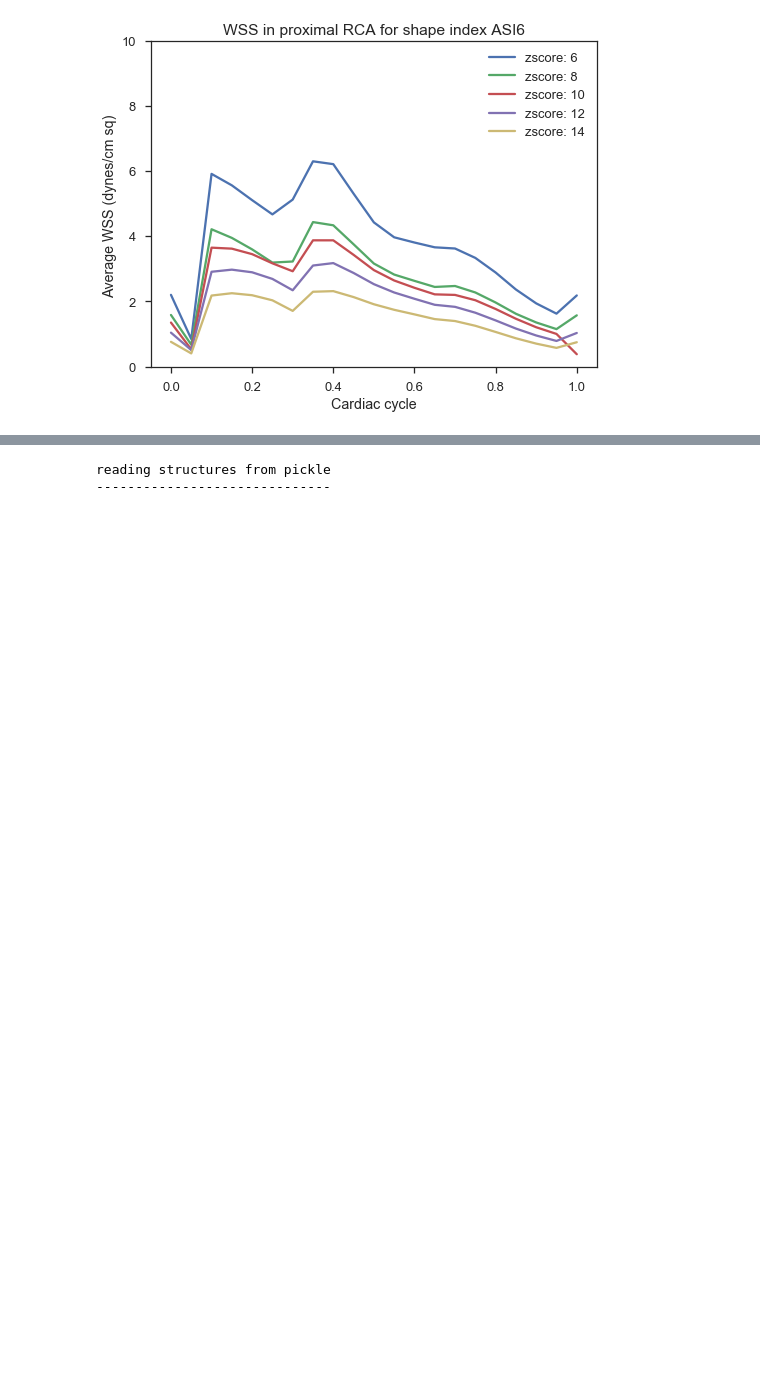
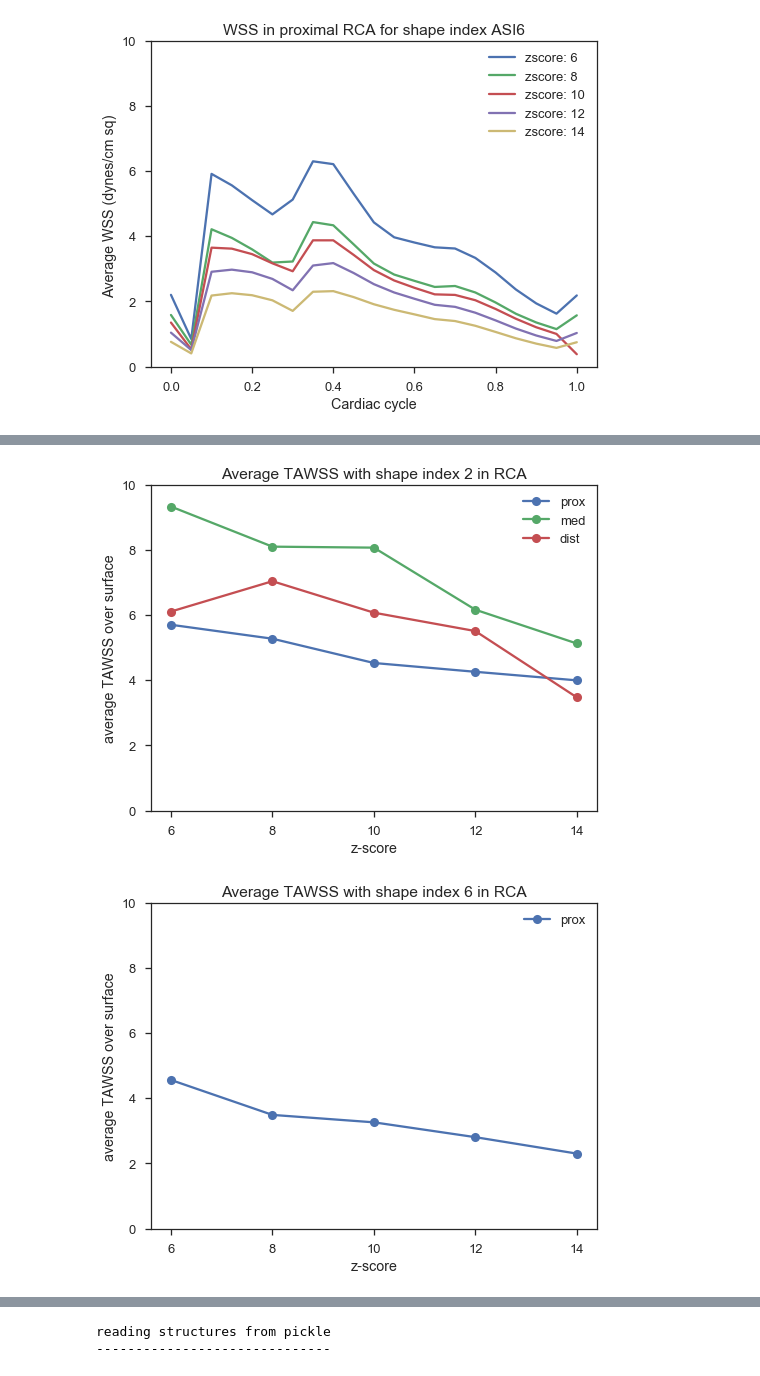
Before and after one commit to StanfordCBCL/KD-project, a Jupyter notebook: PreliminaryAnalysis.ipynb, the cells around one changed output, grey strips where cells are left out. Cells and saved outputs as stored; diff of their text form; code cells hidden in the pictures; blank space fills up the shorter version.

```diff
--- a/PreliminaryAnalysis.ipynb
+++ b/PreliminaryAnalysis.ipynb
@@ -252,0 +253,29 @@ print vtawss_rca
+# %%
+vessel = 'RCA'
+shapes = ['ASI2', 'ASI6']
+proximal = ['p1', 'p2', 'p3', 'p4', 'p5']
+medial = ['m1', 'm2', 'm3', 'm4', 'm5']
+distal = ['d1', 'd2', 'd3', 'd4', 'd5']
+
+labels = ['prox', 'med', 'dist']
+z_scores = [6, 8, 10, 12, 14]
+
+for shape in shapes:
+    fig = plt.figure()
+    ax = fig.add_subplot(1, 1, 1)
+    loc_set = [proximal, medial, distal]
+    if shape == 'ASI6': loc_set = [proximal]
+    for k, location_sizes in enumerate(loc_set):
+        vtawss_surface_averages = np.zeros(len(location_sizes))
+        for c, size in enumerate(location_sizes):
+            vtawss_surface_averages[c] = vtawss_rca[shape + '_' + size]
+        ax.plot(z_scores, vtawss_surface_averages, label=labels[k], marker='o')
+    plt.legend()
+    plt.xlabel('z-score')
+    plt.ylabel('average TAWSS over surface')
+    plt.title('Average TAWSS with shape index ' + shape[-1] + ' in ' + vessel)
+    plt.ylim(0, 10)
+    ax.set_xticks(z_scores)
+# %% [output]
+[figure, added]
+[figure, added]
```
Also changed, not shown: parts of 5 cells of this notebook.
